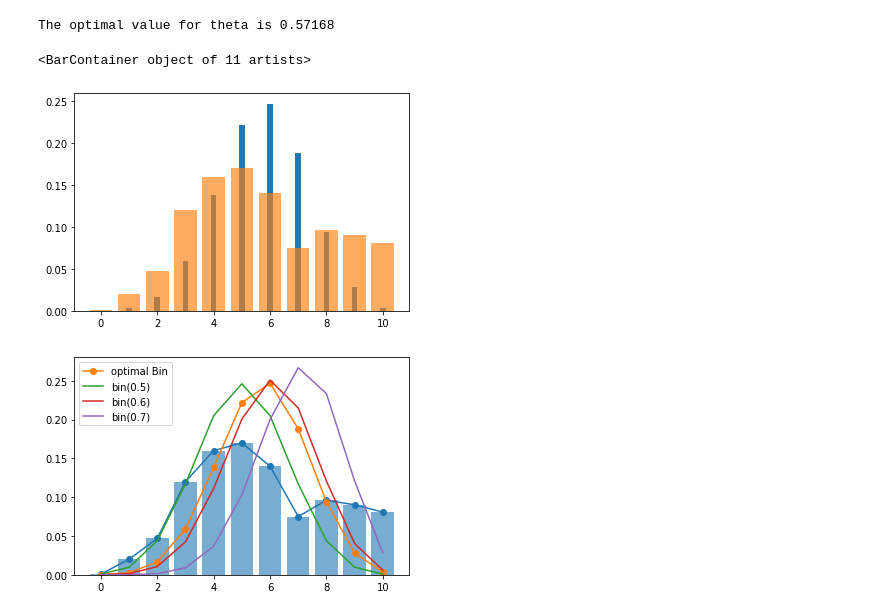
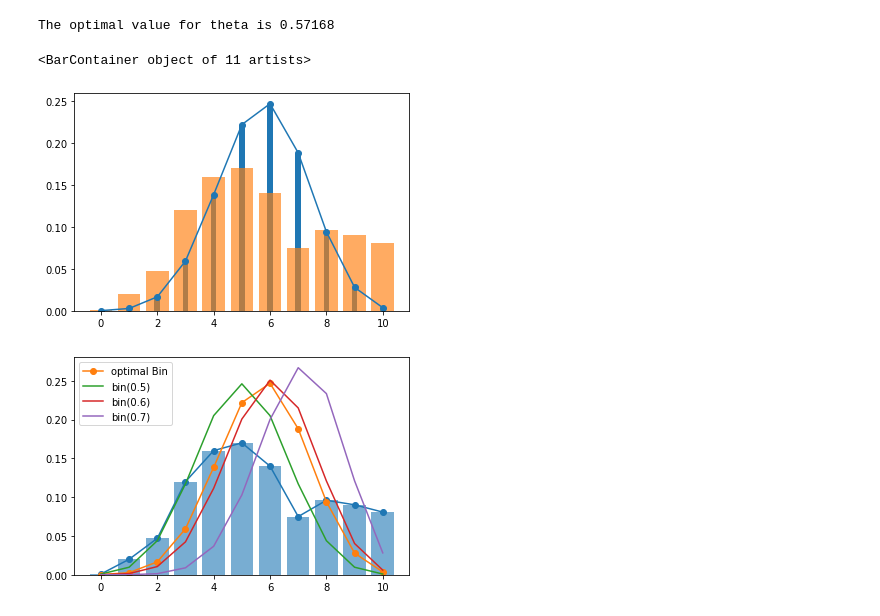
Before and after one commit to yongduek/lectures, a Jupyter notebook: studies/kldiv_cross_entropy.ipynb, the cells around one changed output. Drawn from its saved outputs; the diff is of its cells as text; code cells hidden in the pictures.

```diff
--- a/studies/kldiv_cross_entropy.ipynb
+++ b/studies/kldiv_cross_entropy.ipynb
@@ -45,12 +45,13 @@ The optimal value for theta is 0.57168
 # %%
 import scipy.stats as stats
 pmf = stats.binom(10, optimal).pmf(k)
 
 plt.bar(k, pmf, width=.2)
-plt.bar(k, obsProb, alpha=0.65, )
+plt.plot(pmf, '-o')
+plt.bar(k, obsProb, alpha=0.65, );
 # %% [output]
 <BarContainer object of 11 artists>
-[figure, old version]
+[figure, new version]
 # %%
 plt.plot(obsProb, '-o');
 plt.bar(k, obsProb, alpha=.6);
```
Also changed, not shown: parts of 4 cells of this notebook.
